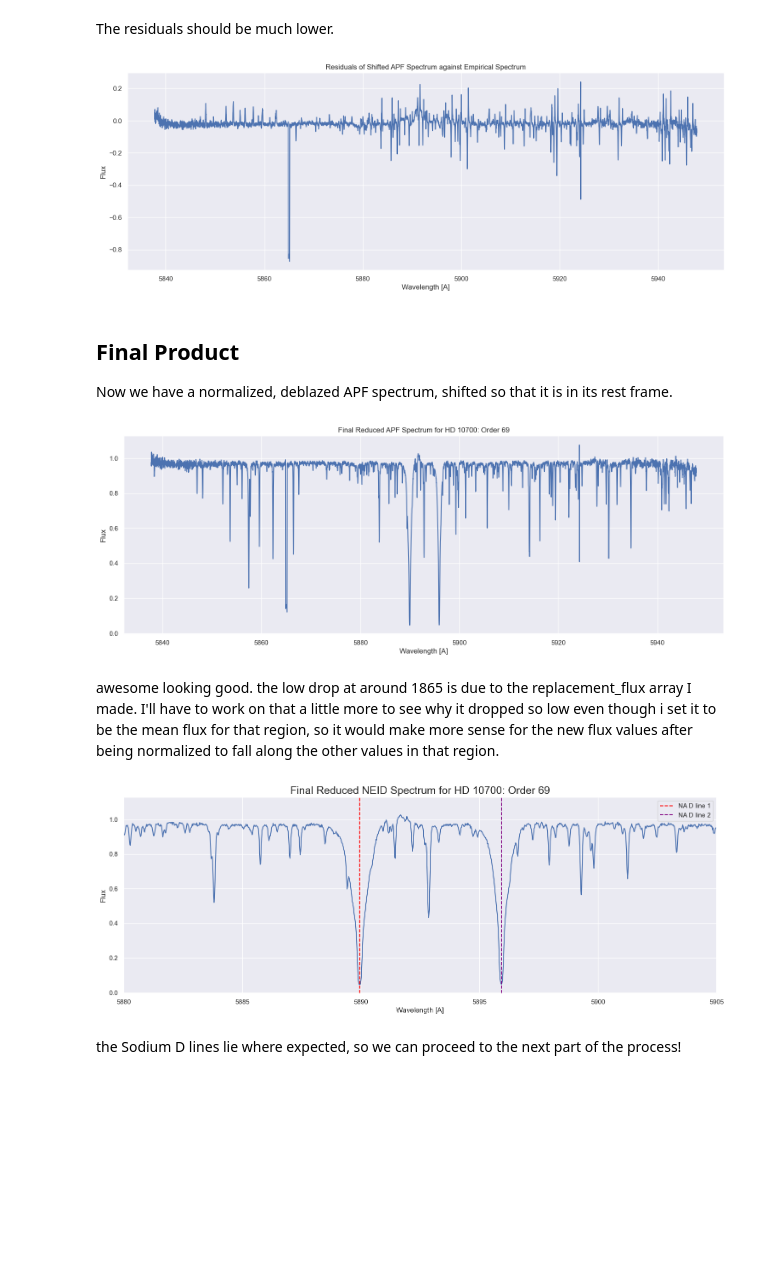
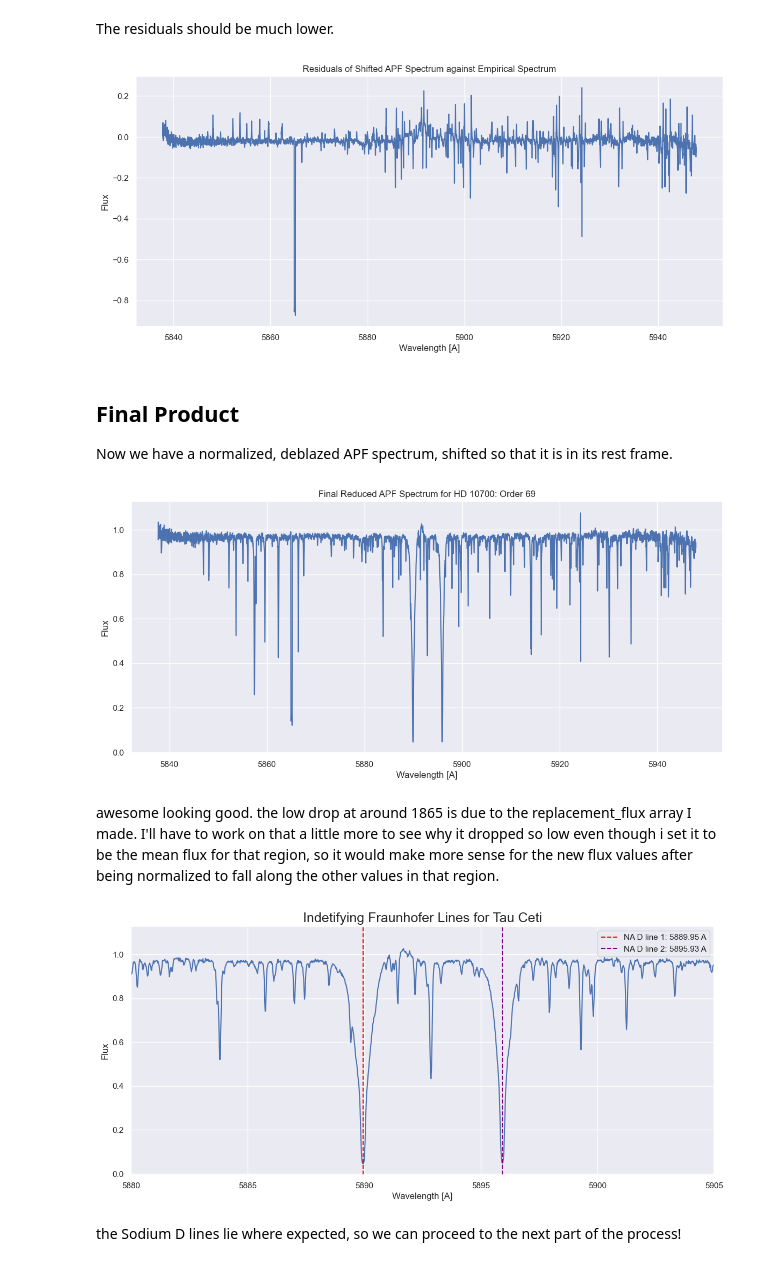
Before and after one commit to howardisaacson/Intro-2-Spectra, a Jupyter notebook: analysis/NEID_analysis/NEID_Fraunhofer_lines.ipynb, the cells around one changed output. Cells and saved outputs as stored; diff of their text form; code cells hidden in the pictures; blank space fills up the shorter version.

```diff
--- a/analysis/NEID_analysis/NEID_Fraunhofer_lines.ipynb
+++ b/analysis/NEID_analysis/NEID_Fraunhofer_lines.ipynb
@@ -70,7 +70,7 @@ No.    Name      Ver    Type      Cards   Dimensions   Format
   8  SKYWAVE       1 ImageHDU      2451   (9216, 122)   float64
   9  CALWAVE       1 ImageHDU      2451   (9216, 122)   float64
 # %%
-c = 0
-for i in wl_image:
-    print('row #',c,i)
-    c+=1
+# c = 0
+# for i in wl_image:
+#     print('row #',c,i)
+#     c+=1
@@ -122,7 +104,7 @@ array([0., 1., 2., 1., 1., 5., 6.])
 # %%
 #next block (this plots the raw data hopefully)
 
-plt.rcParams["figure.figsize"] = (18,6)
+plt.rcParams["figure.figsize"] = (14,6)
 plt.rcParams.update({'font.size': 20})
 
 
@@ -144,5 +126,5 @@ plt.xlabel('Wavelength [A]')
 plt.ylabel('Flux')
 plt.show()
 
-#okay so far so good? Looks kinda too bellshaped but maybe thats okie?
+#okay so far so good? Looks kinda too bellshaped but maybe thats okie
 # %% [output]
@@ -400,7 +382,7 @@ len(wl2)
 # %% [markdown]
 Read the empirical solar spectrum using astropy.io.fits. There are two arrays: one is the wavelength from around 3000 angstroms to 12,500 Angstroms, and the second is the corresponding flux array. Truncate it to match the wavelength range of the APF data.
 # %%
-solar_spectrum_path = "C:\\Users\\alica\\workspace\\Fraunhofer Line Drafts\\nso.fits"
+solar_spectrum_path = "C:\\Users\\alica\\workspace\\Intro-2-Spectra\\analysis\\NEID_analysis\\nso.fits"
 solar_spectrum = fits.open(solar_spectrum_path)
 # %%
 solar_spectrum.info()
@@ -647,7 +630,7 @@ plt.xlabel('Wavelength [A]')
 plt.ylabel('Flux')
 plt.show()
 # %% [output]
-[figure, old version]
+[figure, new version]
 # %% [markdown]
 ## Final Product
 
@@ -659,25 +642,26 @@ plt.xlabel('Wavelength [A]')
 plt.ylabel('Flux')
 plt.show()
 # %% [output]
-[figure, old version]
+[figure, new version]
 # %% [markdown]
 awesome looking good. the low drop at around 1865 is due to the replacement_flux array I made. I'll have to work on that a little more to see why it dropped so low even though i set it to be the mean flux for that region, so it would make more sense for the new flux values after being normalized to fall along the other values in that region.
 # %%
 #zooming in to the target region for NA D lines:
 
 plt.plot(shifted_wl, shifted_fl)
 plt.xlim(5880,5905)
-plt.title('Final Reduced NEID Spectrum for ' + star + ': Order ' + str(order), fontsize = 18)
+
+plt.title('Indetifying Fraunhofer Lines for Tau Ceti', fontsize = 18)
 plt.xlabel('Wavelength [A]')
 plt.ylabel('Flux')
 
 #inserting asymptotes for fraunhofer lines
-plt.axvline(x = 5889.95, color = 'red',linestyle = 'dashed',label = 'NA D line 1')
-plt.axvline(x = 5895.925, color = 'purple',linestyle = 'dashed',label = 'NA D line 2')
+plt.axvline(x = 5889.95, color = 'red',linestyle = 'dashed',label = 'NA D line 1: 5889.95 A')
+plt.axvline(x = 5895.925, color = 'purple',linestyle = 'dashed',label = 'NA D line 2: 5895.93 A')
 plt.legend()
 plt.show()
 # %% [output]
-[figure, old version]
+[figure, new version]
 # %% [markdown]
 the Sodium D lines lie where expected, so we can proceed to the next part of the process!
 # %% [markdown]
```
Also changed, not shown: parts of 25 cells of this notebook, 3 other files.
